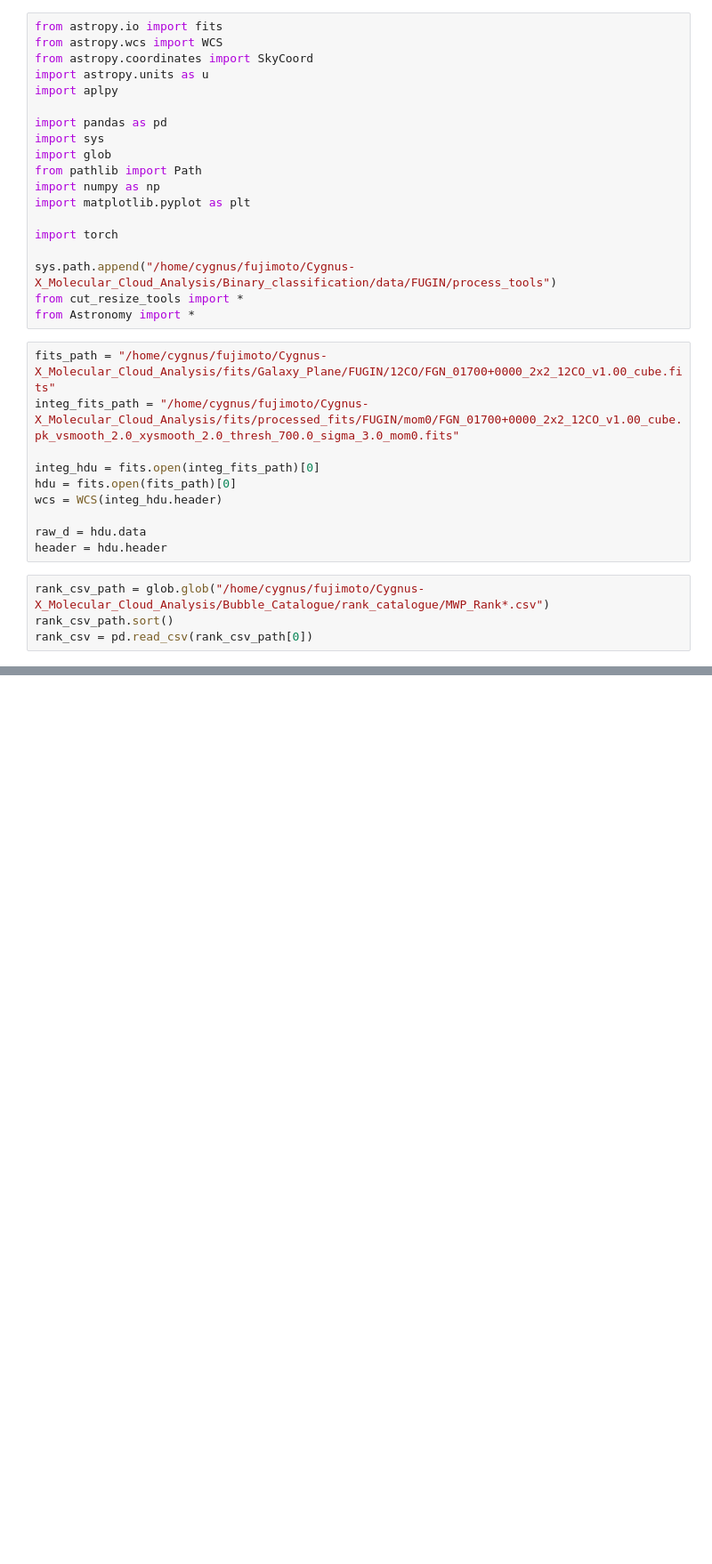
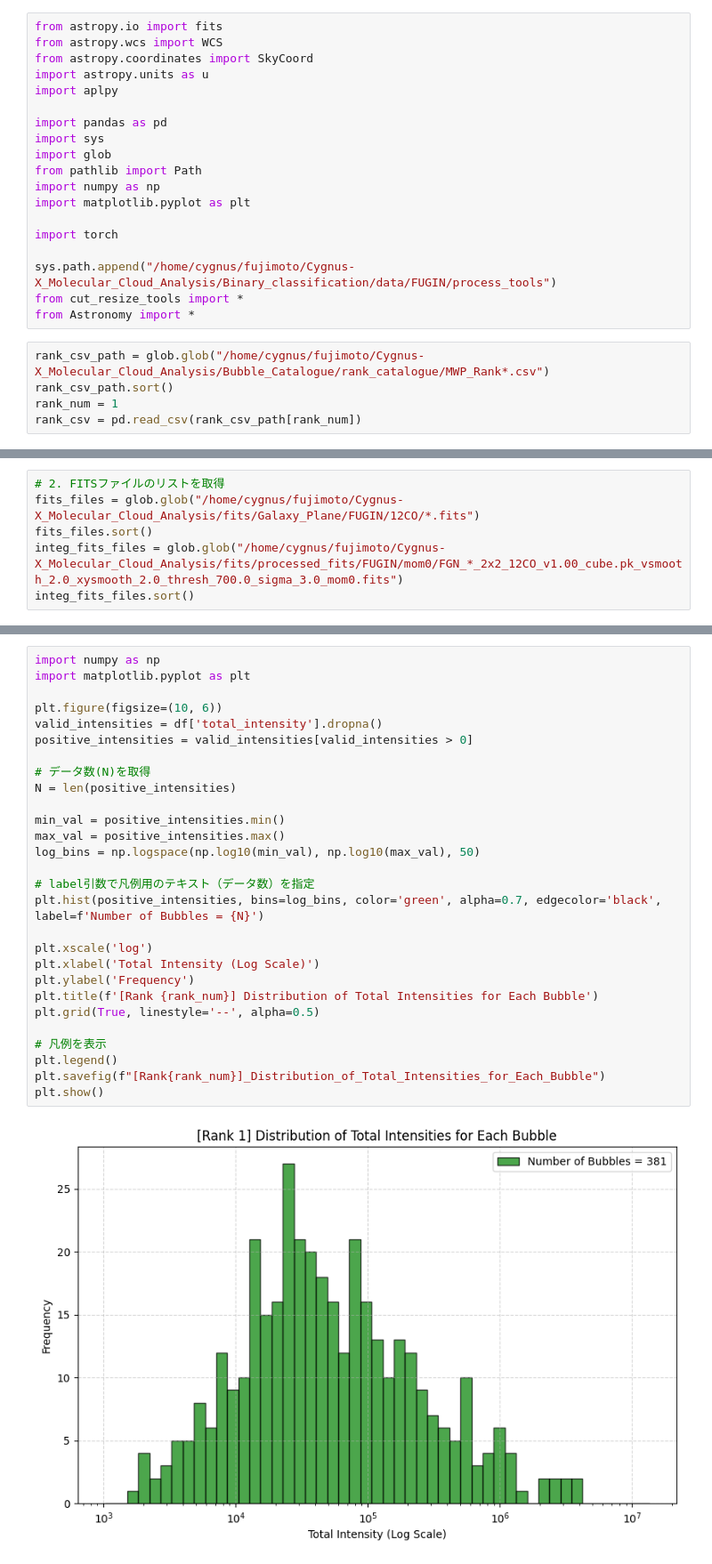
Before and after one commit to yudai-22/Cygnus-X_CAE, a Jupyter notebook: Bubble_analysis/Rank/distribution_intensity_by_rank.ipynb, the cells around one changed output, grey strips where cells are left out. Shown at 89% size. Drawn from its saved outputs; the diff is of its cells as text; blank space fills up the shorter version.

Commit message:
logarithm diagram completed

```diff
--- a/Bubble_analysis/Rank/distribution_intensity_by_rank.ipynb
+++ b/Bubble_analysis/Rank/distribution_intensity_by_rank.ipynb
@@ -17,17 +17,8 @@ import torch
 sys.path.append("/home/cygnus/fujimoto/Cygnus-X_Molecular_Cloud_Analysis/Binary_classification/data/FUGIN/process_tools")
 from cut_resize_tools import *
 from Astronomy import *
-# %%
-fits_path = "/home/cygnus/fujimoto/Cygnus-X_Molecular_Cloud_Analysis/fits/Galaxy_Plane/FUGIN/12CO/FGN_01700+0000_2x2_12CO_v1.00_cube.fits"
-integ_fits_path = "/home/cygnus/fujimoto/Cygnus-X_Molecular_Cloud_Analysis/fits/processed_fits/FUGIN/mom0/FGN_01700+0000_2x2_12CO_v1.00_cube.pk_vsmooth_2.0_xysmooth_2.0_thresh_700.0_sigma_3.0_mom0.fits"
-
-integ_hdu = fits.open(integ_fits_path)[0]
-hdu = fits.open(fits_path)[0]
-wcs = WCS(integ_hdu.header)
-
-raw_d = hdu.data
-header = hdu.header
 # %%
 rank_csv_path = glob.glob("/home/cygnus/fujimoto/Cygnus-X_Molecular_Cloud_Analysis/Bubble_Catalogue/rank_catalogue/MWP_Rank*.csv")
 rank_csv_path.sort()
-rank_csv = pd.read_csv(rank_csv_path[0])
+rank_num = 1
+rank_csv = pd.read_csv(rank_csv_path[rank_num])
@@ -49,0 +42,6 @@ rank_csv
+# %%
+# 2. FITSファイルのリストを取得
+fits_files = glob.glob("/home/cygnus/fujimoto/Cygnus-X_Molecular_Cloud_Analysis/fits/Galaxy_Plane/FUGIN/12CO/*.fits")
+fits_files.sort()
+integ_fits_files = glob.glob("/home/cygnus/fujimoto/Cygnus-X_Molecular_Cloud_Analysis/fits/processed_fits/FUGIN/mom0/FGN_*_2x2_12CO_v1.00_cube.pk_vsmooth_2.0_xysmooth_2.0_thresh_700.0_sigma_3.0_mom0.fits")
+integ_fits_files.sort()
@@ -49,0 +130,30 @@ rank_csv
+# %%
+import numpy as np
+import matplotlib.pyplot as plt
+
+plt.figure(figsize=(10, 6))
+valid_intensities = df['total_intensity'].dropna()
+positive_intensities = valid_intensities[valid_intensities > 0]
+
+# データ数(N)を取得
+N = len(positive_intensities)
+
+min_val = positive_intensities.min()
+max_val = positive_intensities.max()
+log_bins = np.logspace(np.log10(min_val), np.log10(max_val), 50)
+
+# label引数で凡例用のテキスト（データ数）を指定
+plt.hist(positive_intensities, bins=log_bins, color='green', alpha=0.7, edgecolor='black', label=f'Number of Bubbles = {N}')
+
+plt.xscale('log')
+plt.xlabel('Total Intensity (Log Scale)')
+plt.ylabel('Frequency')
+plt.title(f'[Rank {rank_num}] Distribution of Total Intensities for Each Bubble')
+plt.grid(True, linestyle='--', alpha=0.5)
+
+# 凡例を表示
+plt.legend()
+plt.savefig(f"[Rank{rank_num}]_Distribution_of_Total_Intensities_for_Each_Bubble")
+plt.show()
+# %% [output]
+[figure, added]
```
Also changed, not shown: parts of 5 cells of this notebook.
